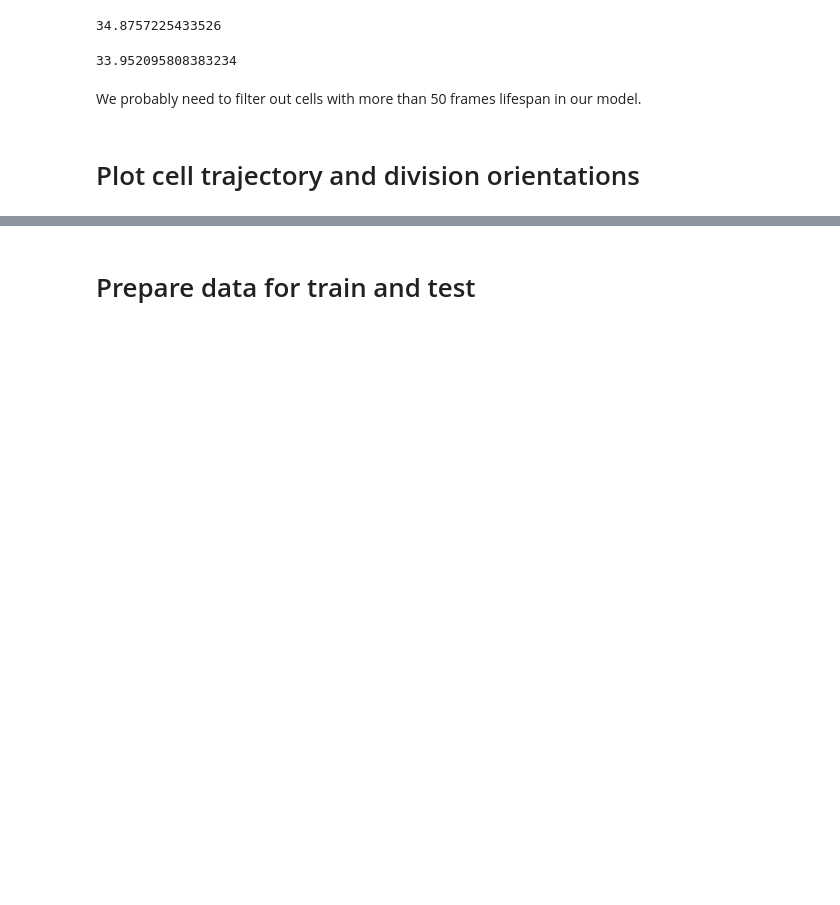
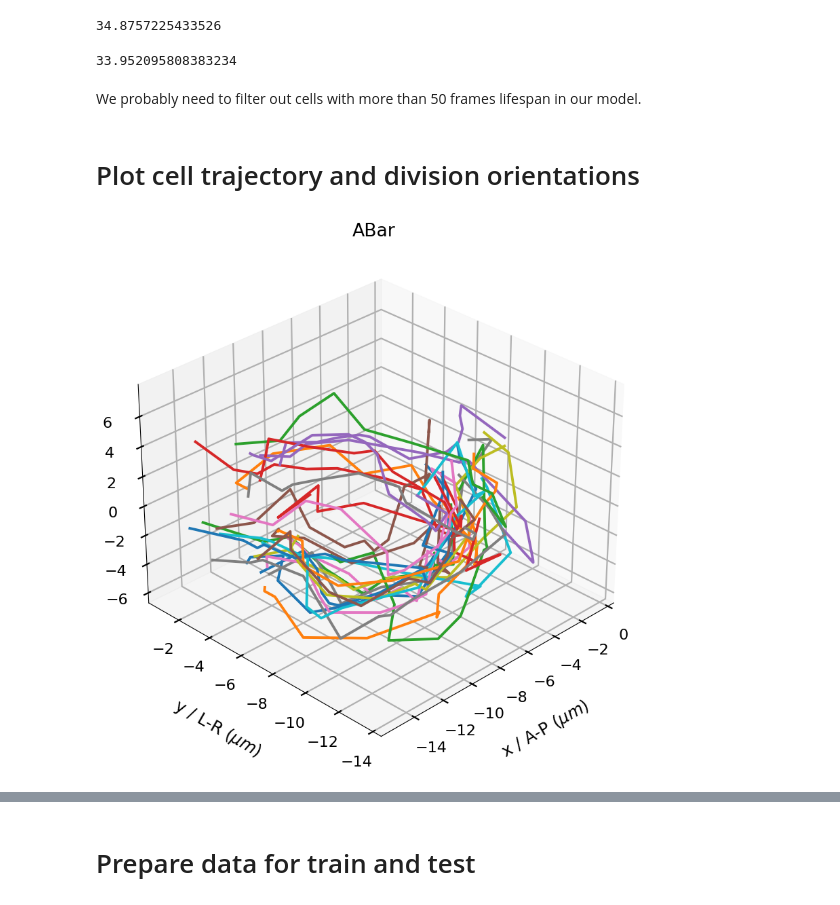
Before and after one commit to pmcesky/4D-Cell, a Jupyter notebook: prepare_data.ipynb, the cells around one changed output, grey strips where cells are left out. Drawn from its saved outputs; the diff is of its cells as text; code cells hidden in the pictures; blank space fills up the shorter version.

Commit message:
visualize cell trajectory and division angles

```diff
--- a/prepare_data.ipynb
+++ b/prepare_data.ipynb
@@ -546,3 +546,27 @@ np.mean([np.max(list(cells_info[cell]['lifespan_frame'].values())) for cell in c
 We probably need to filter out cells with more than 50 frames lifespan in our model.
 # %% [markdown]
 # Plot cell trajectory and division orientations
+# %%
+from mpl_toolkits import mplot3d
+plt.style.use('seaborn-poster')
+fig = plt.figure(figsize = (10,10))
+ax = plt.axes(projection='3d')
+# ax.grid()
+
+cell = 'ABar'
+for embryo_name in cells_info[cell]['trajectory_processed']:
+    xyz = cells_info[cell]['trajectory_processed'][embryo_name][['x','y','z']].to_numpy()
+    x = xyz[:,0]
+    y = xyz[:,1]
+    z = xyz[:,2]
+    ax.plot3D(x, y, z)
+ax.set_title(f'{cell}')
+
+# Set axes label
+ax.set_xlabel(r'x / A-P $(\mu m)$', labelpad=30)
+ax.set_ylabel(r'y / L-R $(\mu m)$', labelpad=30)
+ax.set_zlabel(r'z / D-V $(\mu m)$', labelpad=30)
+ax.view_init(azim = 225)
+plt.show()
+# %% [output]
+[figure, added]
```
Also changed, not shown: parts of 7 cells of this notebook.
